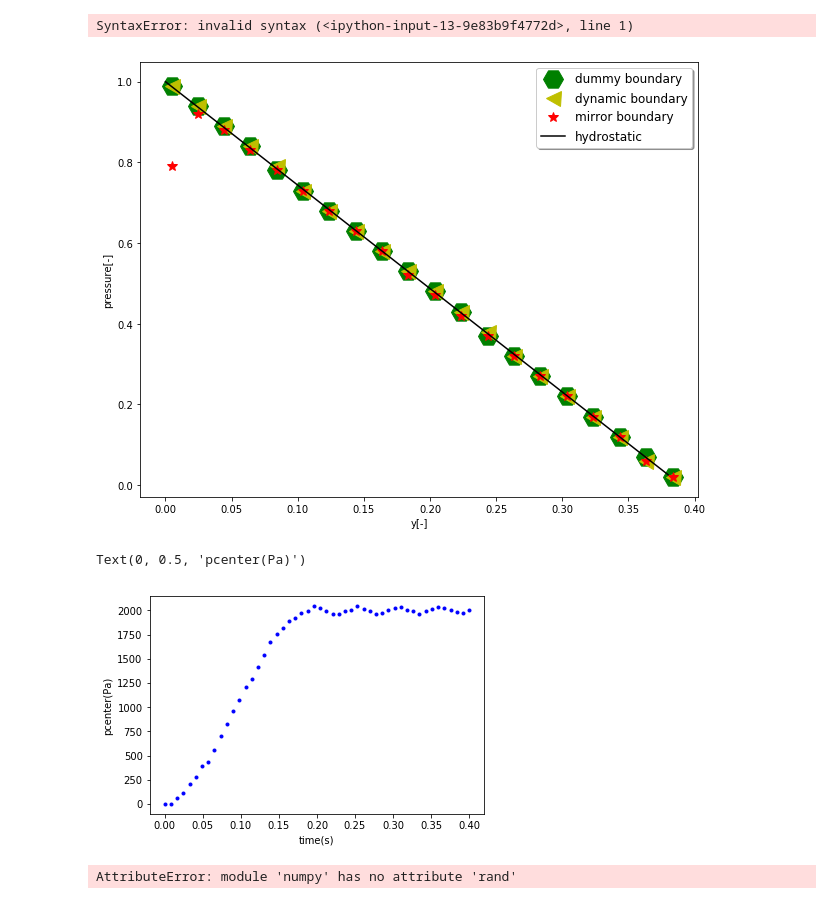
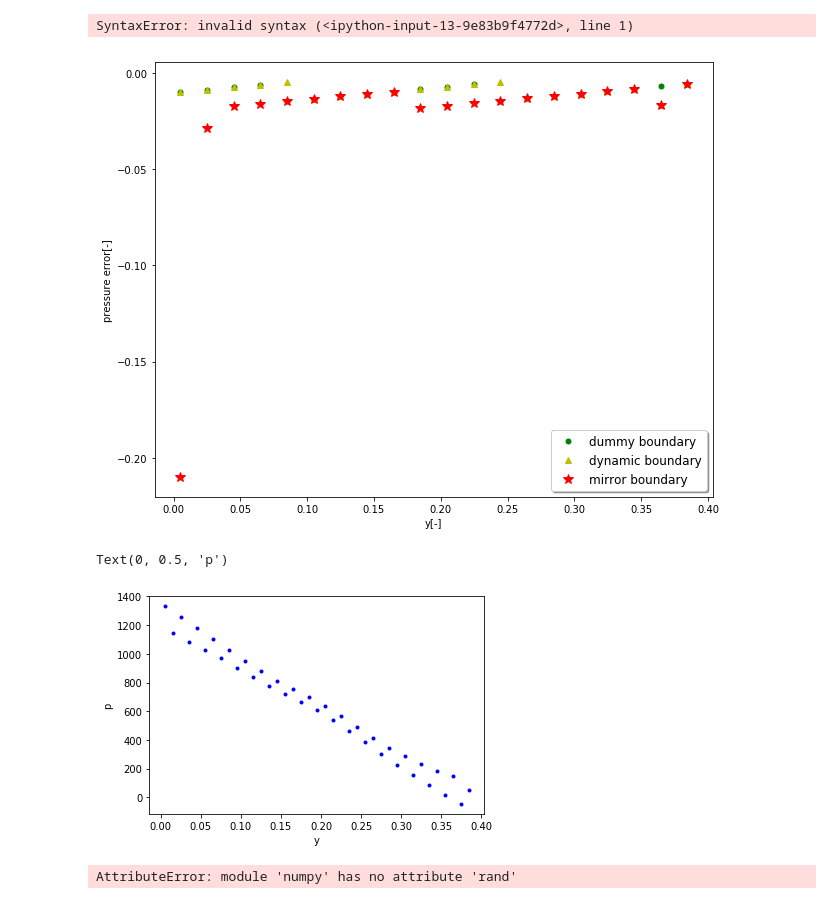
Before and after one commit to Jinx134235/static-water, a Jupyter notebook: particle&pressure plot.ipynb, the cells around one changed output. Cells and saved outputs as stored; diff of their text form; code cells hidden in the pictures.

Commit message:
a bug in single_step of dummy found

```diff
--- a/particle&pressure plot.ipynb
+++ b/particle&pressure plot.ipynb
@@ -125,54 +129,55 @@ SyntaxError: invalid syntax (<ipython-input-13-9e83b9f4772d>, line 1)
 # %%
 a = y2[741:781:2]
 b = np.arange(0,0.4,0.02)
 p0 = np.zeros((4,20))
 tt = [0.08,0.12,0.16,0.20,0.40]
 for i in range(len(tt)-1):
     cita = 0.5*(np.sin((tt[i]/0.2-0.5)*np.pi)+1)
     for j in range(20):
         p0[i,j] = cita*(0.39-b[j])/0.39
 pp = np.loadtxt('outfile.txt')
 ppp = np.loadtxt('outfile-1.txt')
 #print(a.type())
 
 #b = y2[391:431:2]
 
 #    np.savetxt(f,p2,fmt='%.2f')
 
 gfig, ax = plt.subplots(figsize=(10,8))
 #ax.plot(a,pp[0,:],'.b',label='0.08s')
 #ax.plot(a,pp[1,:],'r^',label='0.12s')
 #ax.plot(a,pp[2,:],'y8',label='0.16s')
-ax.plot(a,pp[3,:],'gH',markersize='20',label='dummy boundary')
+ax.plot(a,pp[3,:]-p0[3,:],'.g',markersize='10',label='dummy boundary')
 #ax.plot(a,pp[4,:],'m*',label='0.40s')
-ax.plot(a,ppp[0,:],'y<',markersize='15',label='dynamic boundary')
-ax.plot(a,ppp[1,:],'r*',markersize='10',label='mirror boundary')
+ax.plot(a,ppp[0,:]-p0[3,:],'y^',markersize='6',label='dynamic boundary')
+ax.plot(a,ppp[1,:]-p0[3,:],'r*',markersize='10',label='mirror boundary')
 #for i in range(3):
 #    ax.plot(b,p0[i,:],'k')
-ax.plot(b,p0[3,:],'k',label='hydrostatic')
-legend = ax.legend(loc='upper right', shadow=True, fontsize='large')
-plt.ylabel('pressure[-]')
+#ax.plot(b,p0[3,:],'k',label='hydrostatic')
+legend = ax.legend(loc='best', shadow=True, fontsize='large')
+plt.ylabel('pressure error[-]')
 plt.xlabel('y[-]')
 
 plt.show()
 # %% [output]
-[figure, old version]
+[figure, new version]
 # %%
 dt = 8.e-5
 #damp = 2500*dt
 time = np.linspace(dt,5000*dt,50)
 #tsuita = 0.5*np.sin((time/damp-0.5)*np.pi)+0.5
 pcenter = data4[:,1]
+pedge = pressure[0:39]
 av_vel = data4[:,2]
 cor_vel = data4[:,3]
-plt.plot(time,pcenter,'.b')
-plt.xlabel('time(s)')
-plt.ylabel('pcenter(Pa)')
+plt.plot(y2[0:39],pedge,'.b')
+plt.xlabel('y')
+plt.ylabel('p')
 #plt.title('c_0=20*(gH)**(1/2)')
 #print(t)
 # %% [output]
-Text(0, 0.5, 'pcenter(Pa)')
+Text(0, 0.5, 'p')
-[figure, old version]
+[figure, new version]
 # %%
 x = np.rand(1,10)*10
 y = np.rand(1,10)*10
```
Also changed, not shown: parts of 1 cell of this notebook, 5 other files.
